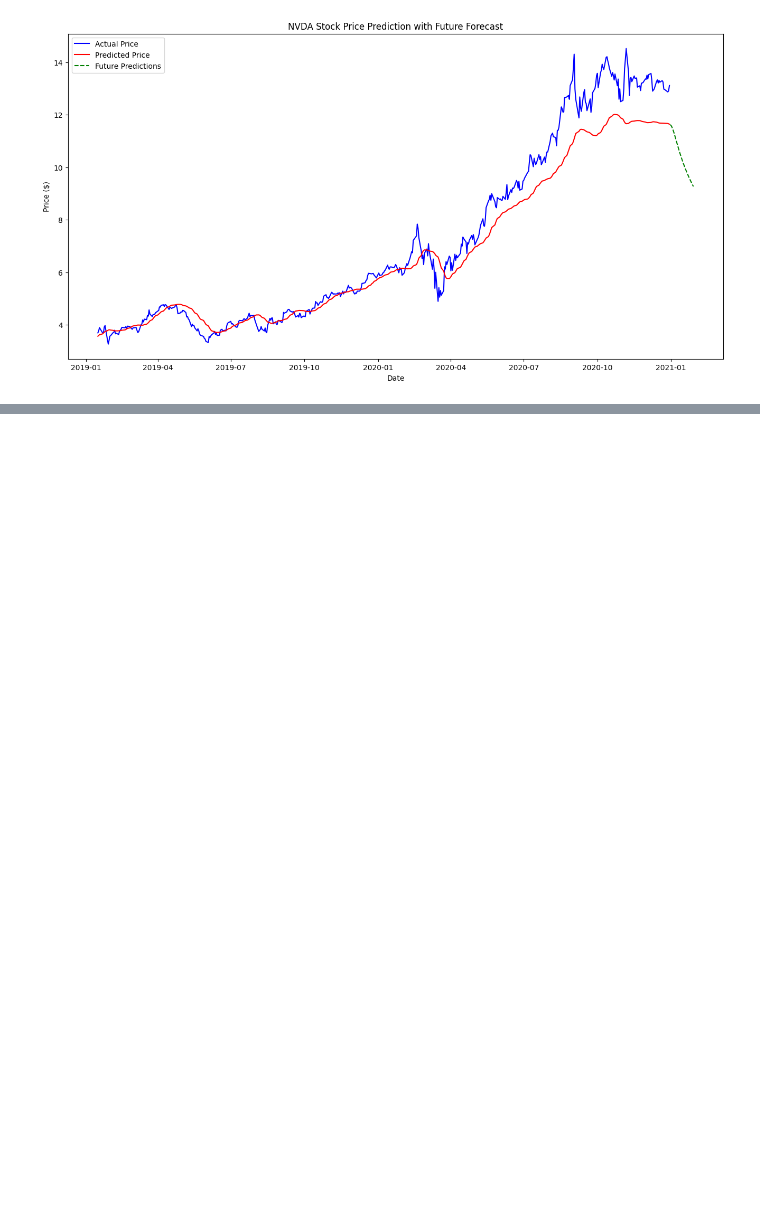
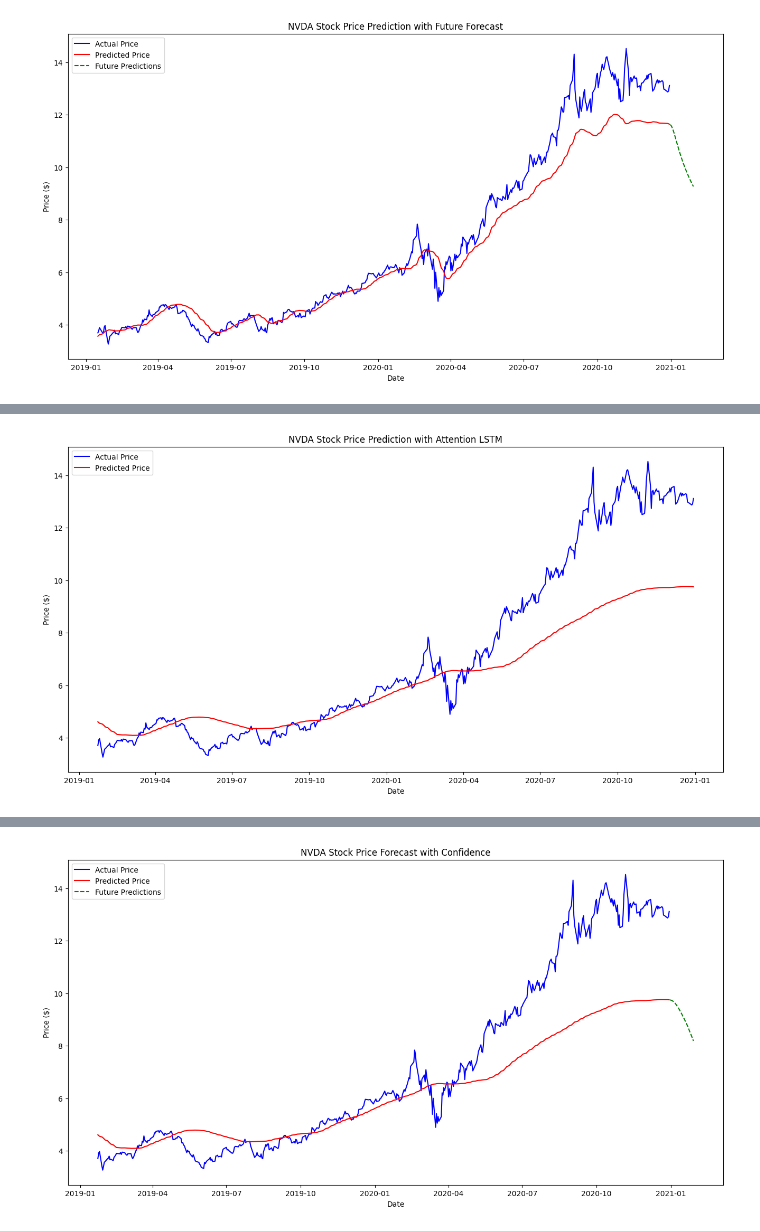
Before and after one commit to Tayoso/stock_forecast, a Jupyter notebook: stock_forecast.ipynb, the cells around one changed output, grey strips where cells are left out. Saved outputs shown, nothing was run; the diff lists cells and outputs as text; code cells hidden in the pictures; blank space fills up the shorter version.

```diff
--- a/stock_forecast.ipynb
+++ b/stock_forecast.ipynb
@@ -608,7 +570,7 @@ tuner = RandomSearch(
 
 tuner.search(
     X_train, y_train,
-    epochs=50,
+    epochs=10,
     batch_size=32,
     validation_split=0.2,
     sample_weight=train_weights,
@@ -697,0 +661 @@ Epoch 4/50
+[figure, added]
@@ -697,0 +679 @@ Epoch 4/50
+[figure, added]
```
Also changed, not shown: parts of 10 cells of this notebook.
